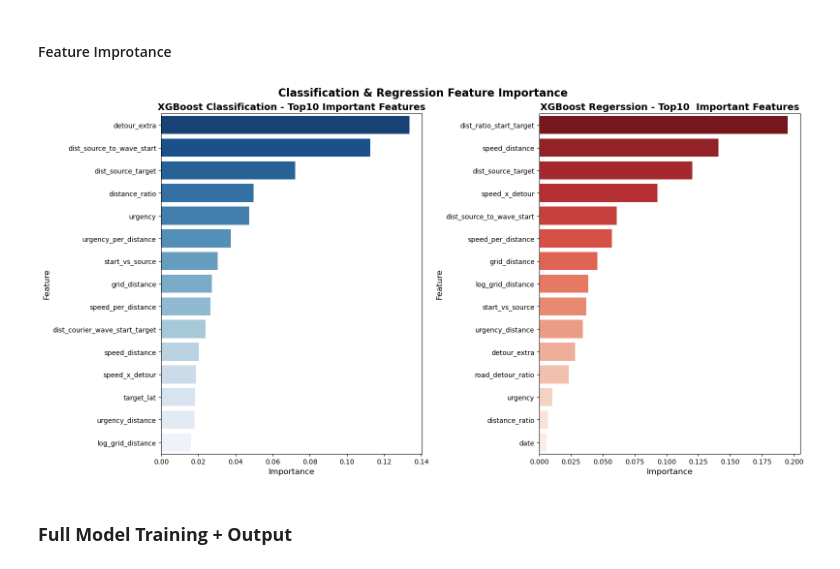
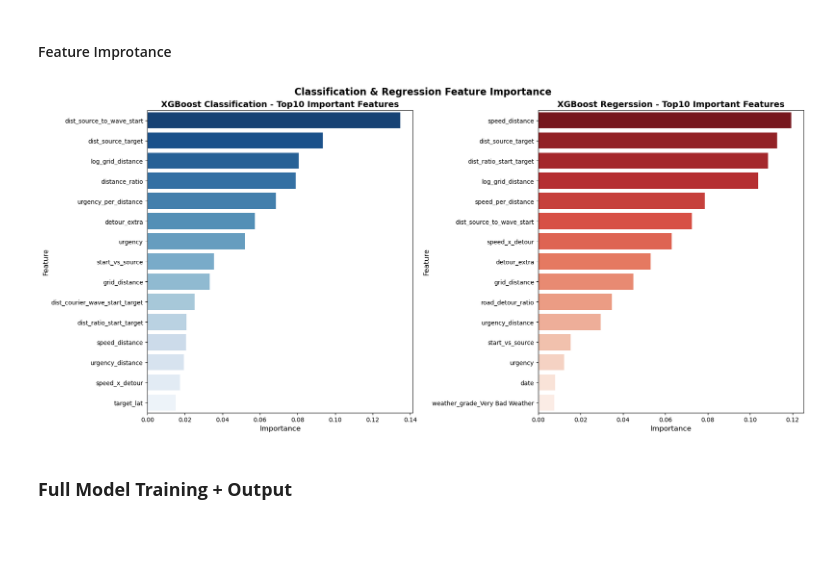
Before and after one commit to Zora-10/Machine-Learning-Individual-Project, a Jupyter notebook: Project1/solution/test.ipynb, the cells around one changed output. Drawn from its saved outputs; the diff is of its cells as text; code cells hidden in the pictures; blank space fills up the shorter version.

```diff
--- a/Project1/solution/test copy.ipynb
+++ b/Project1/solution/test.ipynb
@@ -375,7 +373,7 @@ xgb_clf = xgb.XGBClassifier(
 search_xgb_clf = RandomizedSearchCV(
     estimator=xgb_clf,
     param_distributions=param_dist_xgb_clf,
-    n_iter=50,
+    n_iter=20,
     scoring="f1",
     cv=5,
     n_jobs=-1,
@@ -431,7 +430,7 @@ xgb_reg = xgb.XGBRegressor(
 search_xgb_reg = RandomizedSearchCV(
     estimator=xgb_reg,
     param_distributions=param_dist_xgb_reg,
-    n_iter=50,
+    n_iter=20,
     scoring="neg_mean_absolute_error",
     cv=5,
     n_jobs=-1,
@@ -602,9 +565,14 @@ KMeans fitted on 20000 training samples, applied to 152882 test samples
 # %%
 param_dist_xgb_clf = {
     "n_estimators": [100, 200, 300, 500, 800, 1000],
-    "max_depth": list(range(5, 15)),
+    "max_depth": [3, 4, 5, 6, 7, 8, 9, 10],
     "learning_rate": [0.01, 0.05, 0.1, 0.2],
+    "min_child_weight": [1, 2, 3, 5, 10],
+    "gamma": [0, 0.1, 0.2, 0.5, 1],
+    "subsample": [0.6, 0.7, 0.8, 0.9, 1.0],
     "colsample_bytree": [0.6, 0.7, 0.8, 0.9, 1.0],
+    "reg_alpha": [0, 0.1, 1, 5],
+    "reg_lambda": [1, 5, 10, 20],
 }
 
 xgb_clf = xgb.XGBClassifier(
@@ -656,10 +625,15 @@ Best threshold: 0.365, best F1-Score: 0.8223146556528779
 # %%
 # hyper-parameters
 param_dist_xgb_reg = {
-    "n_estimators": [100, 200, 300, 500, 800, 1000],
-    "max_depth": list(range(5, 15)),
-    "learning_rate": [0.01, 0.05, 0.1, 0.2],
-    "colsample_bytree": [0.6, 0.7, 0.8, 0.9, 1.0],
+    "n_estimators": [100, 200, 300, 400, 500],
+    "max_depth": list(range(3, 10)),
+    "min_child_weight": [1, 2, 3, 5, 8, 12, 15, 20],
+    "gamma": np.linspace(0, 5, 11),
+    "subsample": np.linspace(0.6, 1.0, 9),
+    "colsample_bytree": np.linspace(0.6, 1.0, 9),
+    "reg_alpha": np.linspace(0, 8, 17),
+    "reg_lambda": np.linspace(0.5, 50, 25),
+    "learning_rate": [0.01, 0.02, 0.05, 0.1, 0.15],
 }
 
 # regressor
@@ -715,36 +694,36 @@ reg_feature_importance = pd.DataFrame(
     }
 ).sort_values(by="importance", ascending=False).head(top_n)
 # %%
-fig, (ax1, ax2) = plt.subplots(1, 2, figsize=(16, 8))
+fig, (ax1, ax2) = plt.subplots(1, 2, figsize=(18, 8))
 
 sns.barplot(
     data=clf_feature_importance,
     x="importance",
     y="feature",
     ax=ax1,
     palette='Blues_r'
 )
 ax1.set_title("XGBoost Classification - Top10 Important Features", fontsize=14, fontweight="bold")
 ax1.set_xlabel("Importance", fontsize=12)
 ax1.set_ylabel("Feature", fontsize=12)
 
 sns.barplot(
     data=reg_feature_importance,
     x="importance",
     y="feature",
     ax=ax2,
     palette='Reds_r'
 )
-ax2.set_title("XGBoost Regerssion - Top10  Important Features", fontsize=14, fontweight="bold")
+ax2.set_title("XGBoost Regerssion - Top10 Important Features", fontsize=14, fontweight="bold")
 ax2.set_xlabel("Importance", fontsize=12)
 ax2.set_ylabel("Feature", fontsize=12)
 
 plt.tight_layout()
 
 fig.suptitle("Classification & Regression Feature Importance", fontsize=16, fontweight="bold", y=1.02)
 plt.show()
 # %% [output]
-[figure, old version]
+[figure, new version]
 # %% [markdown]
 ### **Full Model Training + Output**
 # %%
```
Also changed, not shown: parts of 16 cells of this notebook, 4 other files.
